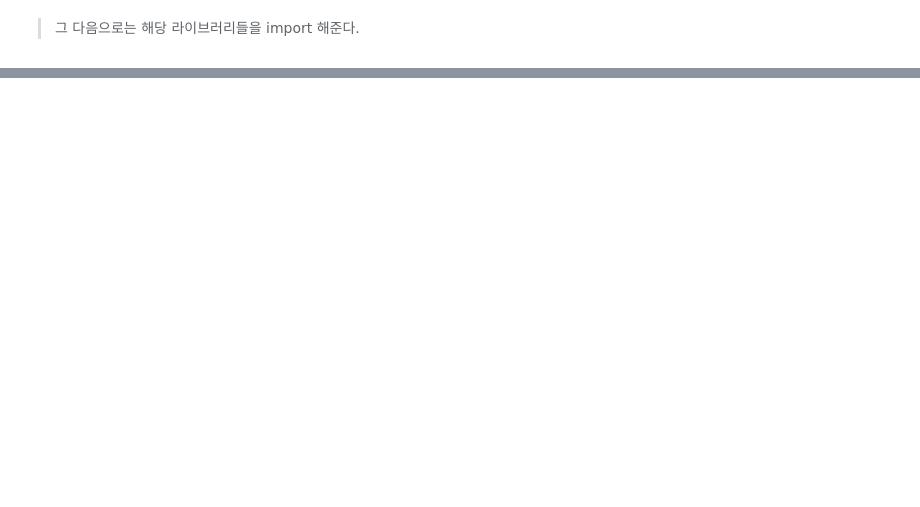
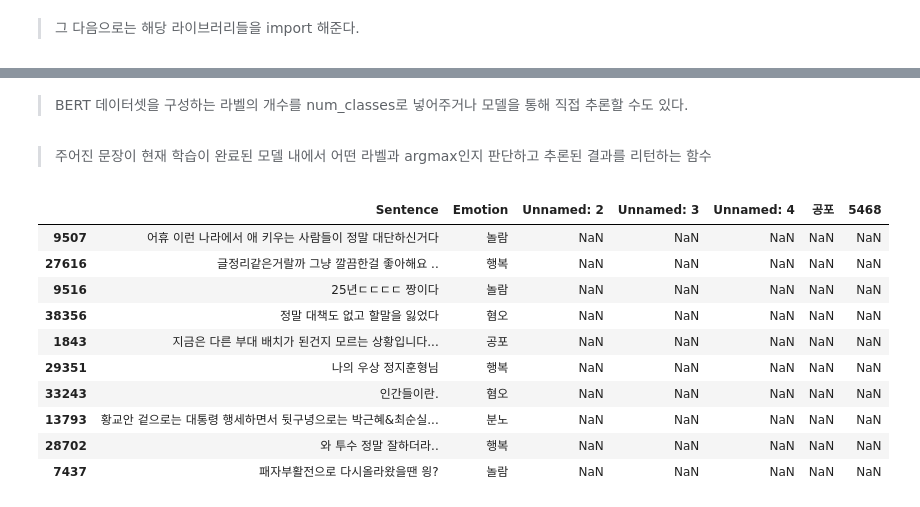
Before and after one commit to sssanghn/AI-Emotion-Diary, a Jupyter notebook: KoBERT_Finetuning.ipynb, the cells around one changed output, grey strips where cells are left out. Cells and saved outputs as stored; diff of their text form; code cells hidden in the pictures; blank space fills up the shorter version.

```diff
--- a/KoBERT_Finetuning.ipynb
+++ b/KoBERT_Finetuning.ipynb
@@ -106,0 +176,2 @@ import pandas as pd
+# %% [markdown]
+> BERT 데이터셋을 구성하는 라벨의 개수를 num_classes로 넣어주거나 모델을 통해 직접 추론할 수도 있다.
@@ -106,0 +200,22 @@ import pandas as pd
+# %% [markdown]
+> 주어진 문장이 현재 학습이 완료된 모델 내에서 어떤 라벨과 argmax인지 판단하고 추론된 결과를 리턴하는 함수
+# %%
+dataset_data1 = pd.read_excel('/content/drive/MyDrive/dataset/한국어_단발성_대화_데이터셋.xlsx')
+dataset_data2 = pd.read_excel('/content/drive/MyDrive/dataset/감성대화말뭉치Training.xlsx')
+dataset_data3 = pd.read_excel('/content/drive/MyDrive/dataset/감성대화말뭉치Validation.xlsx')
+
+
+len(dataset_data1)
+dataset_data1.sample(n=10)
+# %% [output]
+|  | Sentence | Emotion | Unnamed: 2 | Unnamed: 3 | Unnamed: 4 | 공포 | 5468 |
+| 9507 | 어휴 이런 나라에서 애 키우는 사람들이 정말 대단하신거다 | 놀람 | NaN | NaN | NaN | NaN | NaN |
+| 27616 | 글정리같은거랄까 그냥 깔끔한걸 좋아해요 .. | 행복 | NaN | NaN | NaN | NaN | NaN |
+| 9516 | 25년ㄷㄷㄷㄷ 짱이다 | 놀람 | NaN | NaN | NaN | NaN | NaN |
+| 38356 | 정말 대책도 없고 할말을 잃었다 | 혐오 | NaN | NaN | NaN | NaN | NaN |
+| 1843 | 지금은 다른 부대 배치가 된건지 모르는 상황입니다... | 공포 | NaN | NaN | NaN | NaN | NaN |
+| 29351 | 나의 우상 정지훈형님 | 행복 | NaN | NaN | NaN | NaN | NaN |
+| 33243 | 인간들이란. | 혐오 | NaN | NaN | NaN | NaN | NaN |
+| 13793 | 황교안 겉으로는 대통령 행세하면서 뒷구녕으로는 박근혜&최순실... | 분노 | NaN | NaN | NaN | NaN | NaN |
+| 28702 | 와 투수 정말 잘하더라.. | 행복 | NaN | NaN | NaN | NaN | NaN |
+| 7437 | 패자부활전으로 다시올라왔을땐 읭? | 놀람 | NaN | NaN | NaN | NaN | NaN |
```
Also changed, not shown: parts of 12 cells of this notebook.
